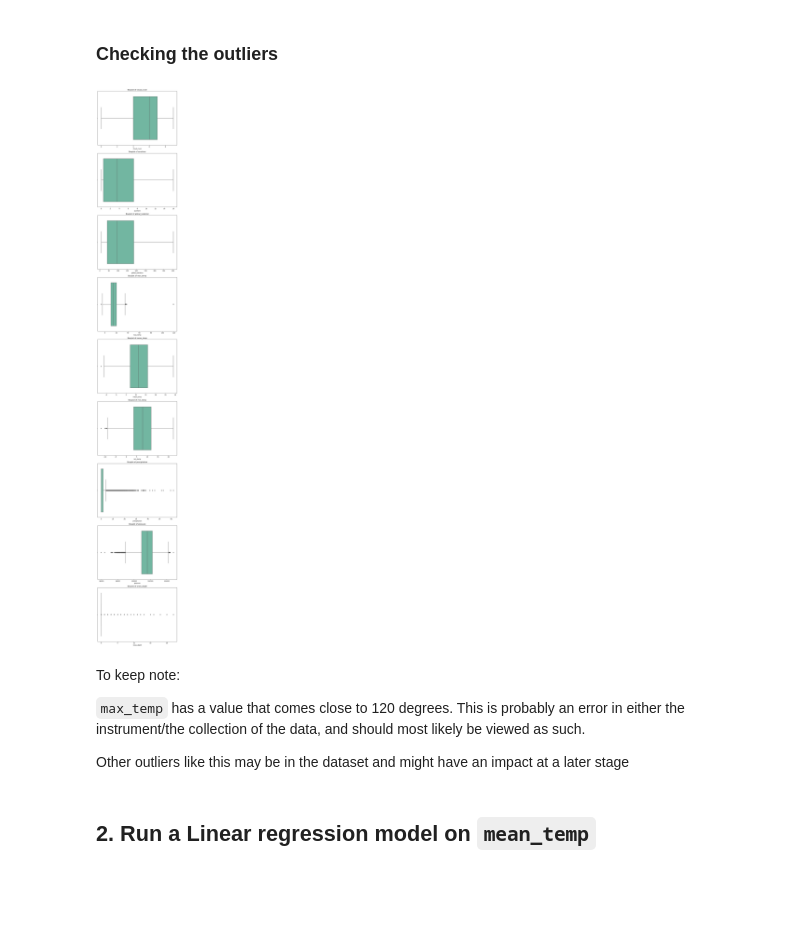
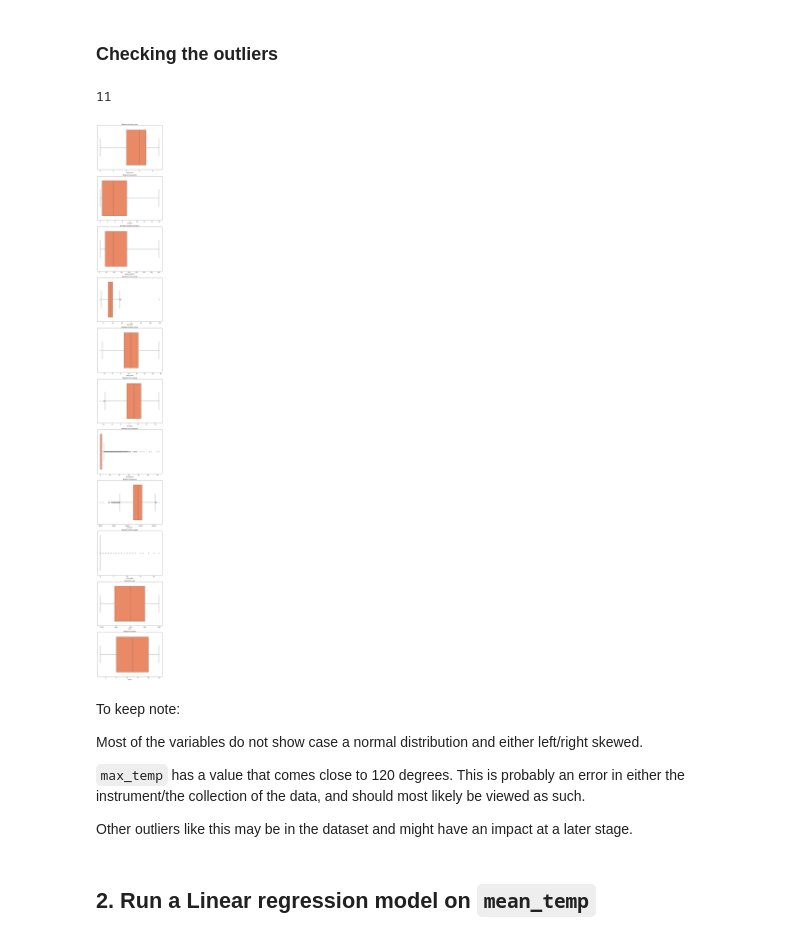
Before and after one commit to Matom23/London_Weather_EDA, a Jupyter notebook: London_weather_EDA.ipynb, the cells around one changed output. Drawn from its saved outputs; the diff is of its cells as text; code cells hidden in the pictures; blank space fills up the shorter version.

```diff
--- a/London_weather_EDA.ipynb
+++ b/London_weather_EDA.ipynb
@@ -426,0 +427,6 @@ lw_graph = lw_df.copy()
+# %%
+lw_df2 = lw_df.drop('date', axis=1)
+# %%
+# Extract month and year
+lw_df2['year'] = lw_df['date'].dt.year
+lw_df2['month'] = lw_df['date'].dt.month
@@ -494,30 +512,34 @@ Some interesting correlations to also be aware of would be between:
 All of which provide a value extremely close to (0.00/-0.00) indicating they have no relationship with one another.
 # %% [markdown]
 ### Checking the outliers
+# %%
+lw_df2.columns.size
+# %% [output]
+11
 # %%
-# Selecting weather variables for boxplot visualization
-weather_variables = ['cloud_cover', 'sunshine', 'global_radiation', 'max_temp', 'mean_temp', 'min_temp', 'precipitation', 'pressure', 'snow_depth']
+# Creating separate boxplots for each weather variable
 
-# Creating separate boxplots for each weather variable
-fig, axes = plt.subplots(nrows=len(weather_variables), ncols=1, figsize=(8, 6 * len(weather_variables)))
+fig, axes = plt.subplots(nrows=lw_df2.columns.size, ncols=1, figsize=(8, 6 * lw_df2.columns.size))
 fig.subplots_adjust(hspace=0.5)
 
-for i, variable in enumerate(weather_variables):
+for i, variable in enumerate(lw_df2.columns):
     ax = axes[i]
-    sns.boxplot(x=lw_df[variable], ax=ax, palette='Set2', showfliers=True)
+    sns.boxplot(x=lw_df2[variable], ax=ax, color='coral', showfliers=True)
     ax.set_title(f'Boxplot of {variable}')
     ax.set_xlabel(variable)
 
 plt.tight_layout()
 plt.show()
 # %% [output]
-[figure, old version]
+[figure, new version]
 # %% [markdown]
 To keep note:
 
+Most of the variables do not show case a normal distribution and either left/right skewed.
+
 `max_temp` has a value that comes close to 120 degrees. This is probably an error in either the instrument/the collection of the data, and should most likely be viewed as such.
 
-Other outliers like this may be in the dataset and might have an impact at a later stage
+Other outliers like this may be in the dataset and might have an impact at a later stage.
 # %% [markdown]
 ## 2. Run a Linear regression model on `mean_temp`
 # %% [markdown]
```
Also changed, not shown: parts of 50 cells of this notebook.
